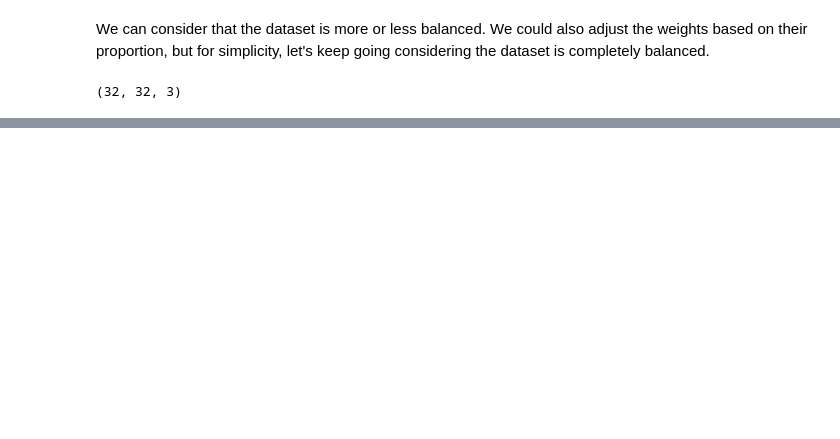
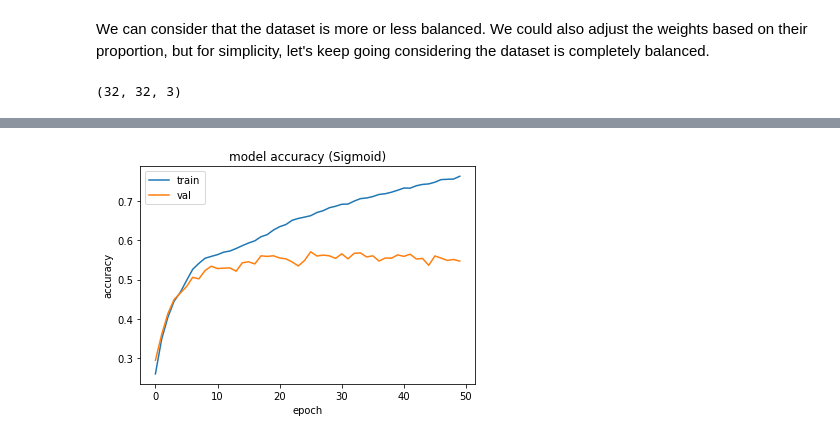
Before and after one commit to kroncatti/complex-data-mining, a Jupyter notebook: inf-0618-deep-learning/assign1_cnn.ipynb, the cells around one changed output, grey strips where cells are left out. Cells and saved outputs as stored; diff of their text form; code cells hidden in the pictures; blank space fills up the shorter version.

```diff
--- a/inf-0618-deep-learning/assign1_cnn.ipynb
+++ b/inf-0618-deep-learning/assign1_cnn.ipynb
@@ -196,0 +234,35 @@ plt.show()
+# %%
+# Training the baseline model and saving it with OTHER ACTIVATIONS
+# Sigmoid
+with tf.device(device):
+    model_sigmoid.fit(
+        x_train, y_train_oh,
+        epochs=50,
+        batch_size=64,
+        validation_data=(x_val, y_val_oh),
+        verbose=1,
+        callbacks=[
+            callbacks.TerminateOnNaN(),
+            callbacks.ModelCheckpoint(
+                'weights_baseline_sigmoid.h5',
+                save_best_only=True,
+                verbose=1),
+        ]
+        )
+
+# Leaky ReLU
+with tf.device(device):
+    model_leaky_relu.fit(
+        x_train, y_train_oh,
+        epochs=50,
+        batch_size=64,
+        validation_data=(x_val, y_val_oh),
+        verbose=1,
+        callbacks=[
+            callbacks.TerminateOnNaN(),
+            callbacks.ModelCheckpoint(
+                'weights_baseline_leaky_relu.h5',
+                save_best_only=True,
+                verbose=1),
+        ]
+        )
@@ -196,0 +287,11 @@ plt.show()
+# %%
+# Observing the model accuracy through the epochs for SIGMOID
+plt.plot(model_sigmoid.history.history['accuracy'])
+plt.plot(model_sigmoid.history.history['val_accuracy'])
+plt.title('model accuracy (Sigmoid)')
+plt.ylabel('accuracy')
+plt.xlabel('epoch')
+plt.legend(['train', 'val'], loc='upper left')
+plt.show()
+# %% [output]
+[figure, added]
```
Also changed, not shown: parts of 12 cells of this notebook, 1 other file.
